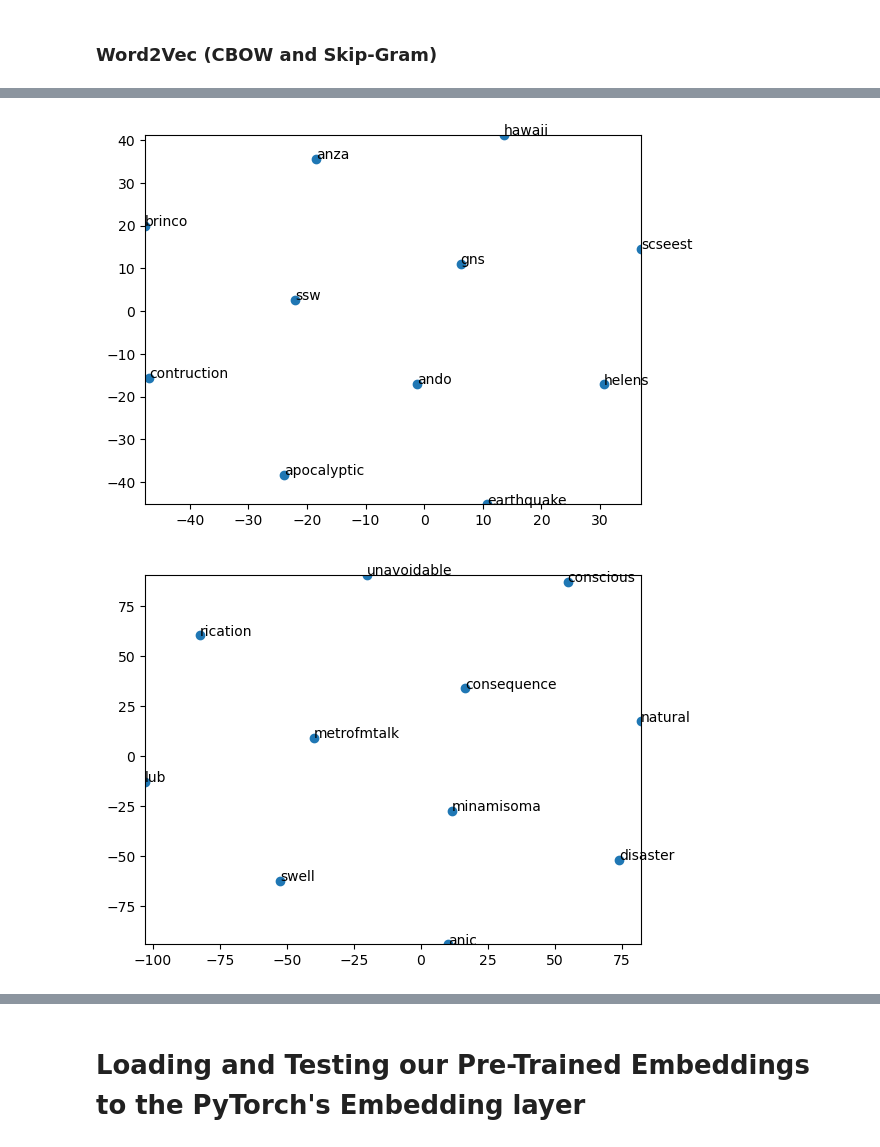
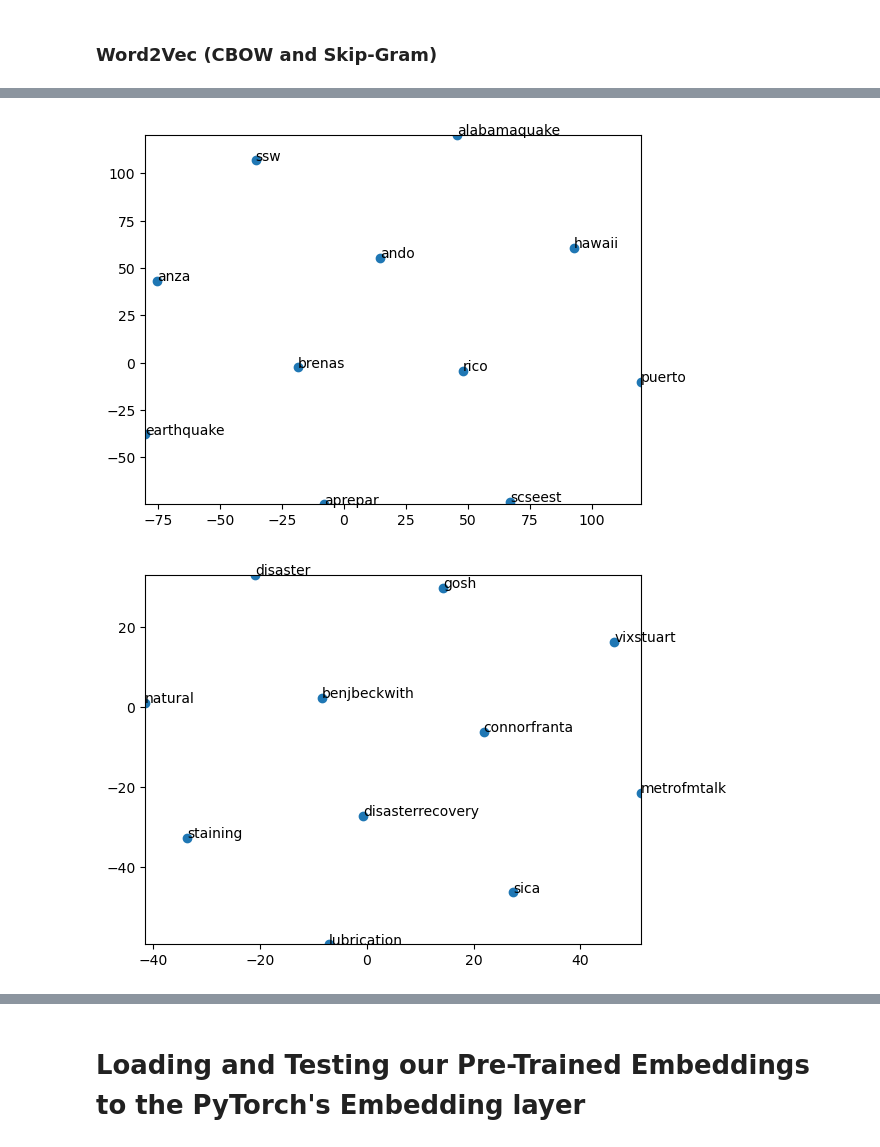
Before and after one commit to LuisPHenriques/TAAC-Project, a Jupyter notebook: NLP Project/notebook.ipynb, the cells around one changed output, grey strips where cells are left out. Cells and saved outputs as stored; diff of their text form; code cells hidden in the pictures.

```diff
--- a/NLP Project/notebook.ipynb
+++ b/NLP Project/notebook.ipynb
@@ -1134,3 +1067,7 @@ tokenize_text(tokenizer = Tokenizer, df = tweets_test, text_column = 'clean_text
+# %%
+# Create a column for the tokenized tweets
+tweets_train['clean_text_tokenized'] = tokenized_train_corpus
+tweets_test['clean_text_tokenized'] = tokenized_test_corpus
 # %%
 print('Training data')
 display(tweets_train.head())
@@ -1214,0 +1179,14 @@ Maximum length of tokenized text in testing data: 45
+# %%
+cbow_model = Word2Vec(sentences = None, vector_size = 512, window = 5, min_count = 1, workers = 4, sg = 0)
+#cbow_model.wv.key_to_index = BPETokenizer.tokenizer.get_vocab()
+cbow_model.wv.index_to_key = list(BPETokenizer.tokenizer.get_vocab().keys())
+# Set the vocabulary and initialize vectors
+cbow_model.build_vocab([list(BPETokenizer.tokenizer.get_vocab().keys())])
+cbow_model.train(corpus_iterable = tweets_train['clean_text_tokenized'].tolist(), total_examples = len(tweets_train['clean_text_tokenized']), epochs = 256)
+
+skipgram_model = Word2Vec(sentences = None, vector_size = 512, window = 5, min_count = 1, workers = 4, sg = 1)
+#cbow_model.wv.key_to_index = BPETokenizer.tokenizer.get_vocab()
+skipgram_model.wv.index_to_key = list(BPETokenizer.tokenizer.get_vocab().keys())
+# Set the vocabulary and initialize vectors
+skipgram_model.build_vocab([list(BPETokenizer.tokenizer.get_vocab().keys())])
+skipgram_model.train(corpus_iterable = tweets_train['clean_text_tokenized'].tolist(), total_examples = len(tweets_train['clean_text_tokenized']), epochs = 256)
@@ -1215 +1195,26 @@ Maximum length of tokenized text in testing data: 45
+# %%
+def string2embedding_idx(tokens, model):
+    """
+    Convert a list of tokens to their corresponding embedding indices.
+
+    Args:
+    - tokens (list): List of tokens.
+    - model (Word2Vec): Gensim Word2Vec model.
+
+    Returns:
+    - list: List of embedding indices.
+    """
+    # Filter out tokens not in the vocabulary
+    #tokens = [token for token in tokens if token in model.wv.key_to_index]
+
+    # Convert tokens to their embedding indices
+    embedding_indices = [model.wv.key_to_index[token] for token in tokens]
+
+    return embedding_indices
+# %%
+# Apply the string2embedding_idx function to create a new column
+tweets_train['CBOW_sequences'] = tweets_train['clean_text_tokenized'].apply(lambda tokens: string2embedding_idx(tokens, cbow_model))
+tweets_train['SkipGram_sequences'] = tweets_train['clean_text_tokenized'].apply(lambda tokens: string2embedding_idx(tokens, skipgram_model))
+tweets_test['CBOW_sequences'] = tweets_test['clean_text_tokenized'].apply(lambda tokens: string2embedding_idx(tokens, cbow_model))
+tweets_test['SkipGram_sequences'] = tweets_test['clean_text_tokenized'].apply(lambda tokens: string2embedding_idx(tokens, skipgram_model))
 # %%
@@ -1264,9 +1269,9 @@ TSNE_10ClosestWords(cbow_model, 'earthquake', 1024)
 # %%
-TSNE_10ClosestWords(skipgram_model, 'earthquake', 1024)
+TSNE_10ClosestWords(skipgram_model, 'earthquake', 512)
 # %% [output]
-[figure, old version]
+[figure, new version]
 # %%
-TSNE_10ClosestWords(cbow_model, 'disaster', 1024)
+TSNE_10ClosestWords(cbow_model, 'disaster', 512)
 # %% [output]
-[figure, old version]
+[figure, new version]
 # %%
```
Also changed, not shown: parts of 32 cells of this notebook.
